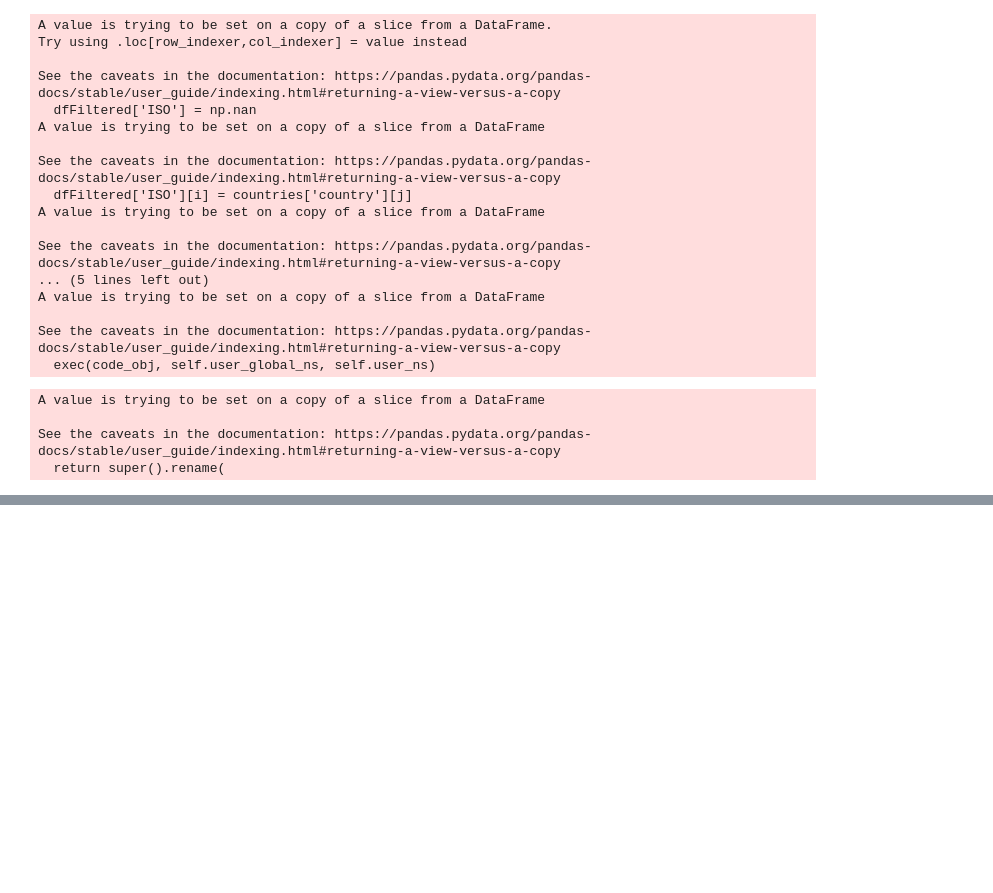
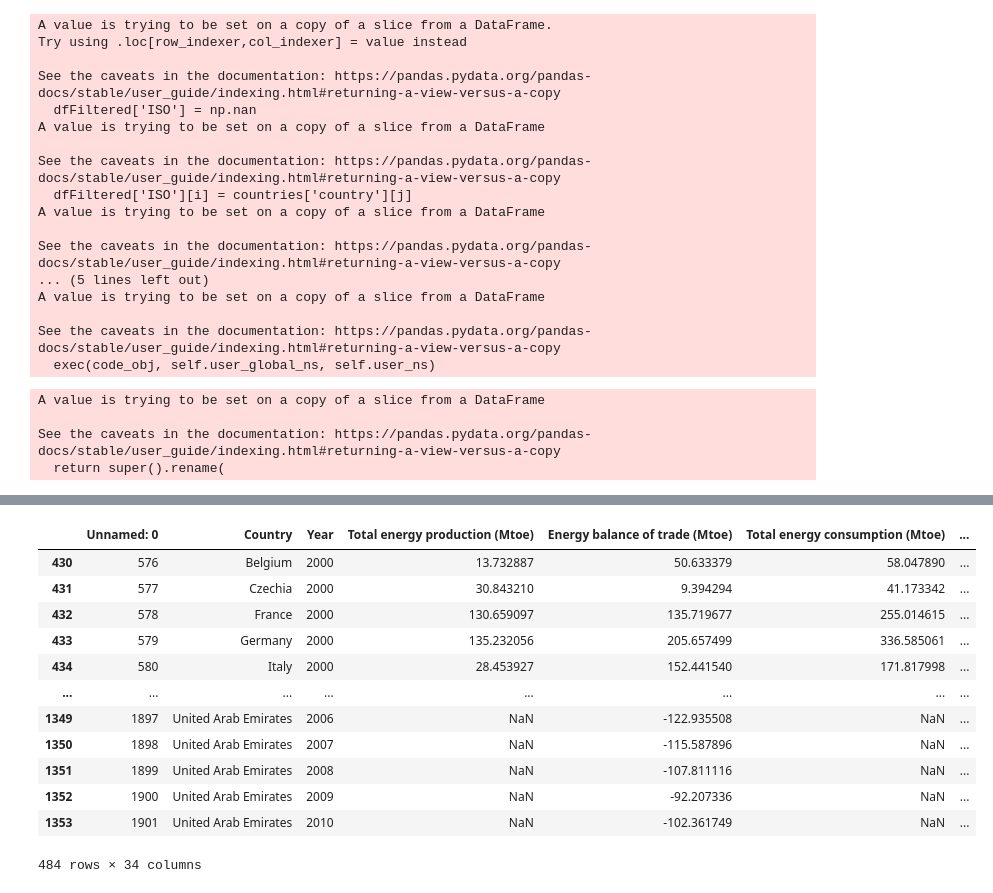
Before and after one commit to MarianMash/Data-Visualization, a Jupyter notebook: test.ipynb, the cells around one changed output, grey strips where cells are left out. Cells and saved outputs as stored; diff of their text form; code cells hidden in the pictures; blank space fills up the shorter version.

```diff
--- a/test.ipynb
+++ b/test.ipynb
@@ -126,3 +127,6 @@ layout_choropleth = dict(geo=dict(scope='world',  #default
 fig_choropleth = go.Figure(data=data_wind_solar, layout=layout_choropleth)
 
 fig_choropleth.show()
+# %%
+file = pd.read_csv("ActualDataset.csv")
+file.columns
@@ -128,0 +166,19 @@ fig_choropleth.show()
+# %%
+value=[2000, 2010]
+#file['Year'].loc[value[1]:value[0]]
+
+file[(file['Year'] >= value[0]) & (file['Year'] <= value[1])]
+# %% [output]
+|  | Unnamed: 0 | Country | Year | Total energy production (Mtoe) | Energy balance of trade (Mtoe) | Total energy consumption (Mtoe) | ... |
+| 430 | 576 | Belgium | 2000 | 13.732887 | 50.633379 | 58.047890 | ... |
+| 431 | 577 | Czechia | 2000 | 30.843210 | 9.394294 | 41.173342 | ... |
+| 432 | 578 | France | 2000 | 130.659097 | 135.719677 | 255.014615 | ... |
+| 433 | 579 | Germany | 2000 | 135.232056 | 205.657499 | 336.585061 | ... |
+| 434 | 580 | Italy | 2000 | 28.453927 | 152.441540 | 171.817998 | ... |
+| ... | ... | ... | ... | ... | ... | ... | ... |
+| 1349 | 1897 | United Arab Emirates | 2006 | NaN | -122.935508 | NaN | ... |
+| 1350 | 1898 | United Arab Emirates | 2007 | NaN | -115.587896 | NaN | ... |
+| 1351 | 1899 | United Arab Emirates | 2008 | NaN | -107.811116 | NaN | ... |
+| 1352 | 1900 | United Arab Emirates | 2009 | NaN | -92.207336 | NaN | ... |
+| 1353 | 1901 | United Arab Emirates | 2010 | NaN | -102.361749 | NaN | ... |
+484 rows × 34 columns
```
Also changed, not shown: parts of 4 cells of this notebook.
